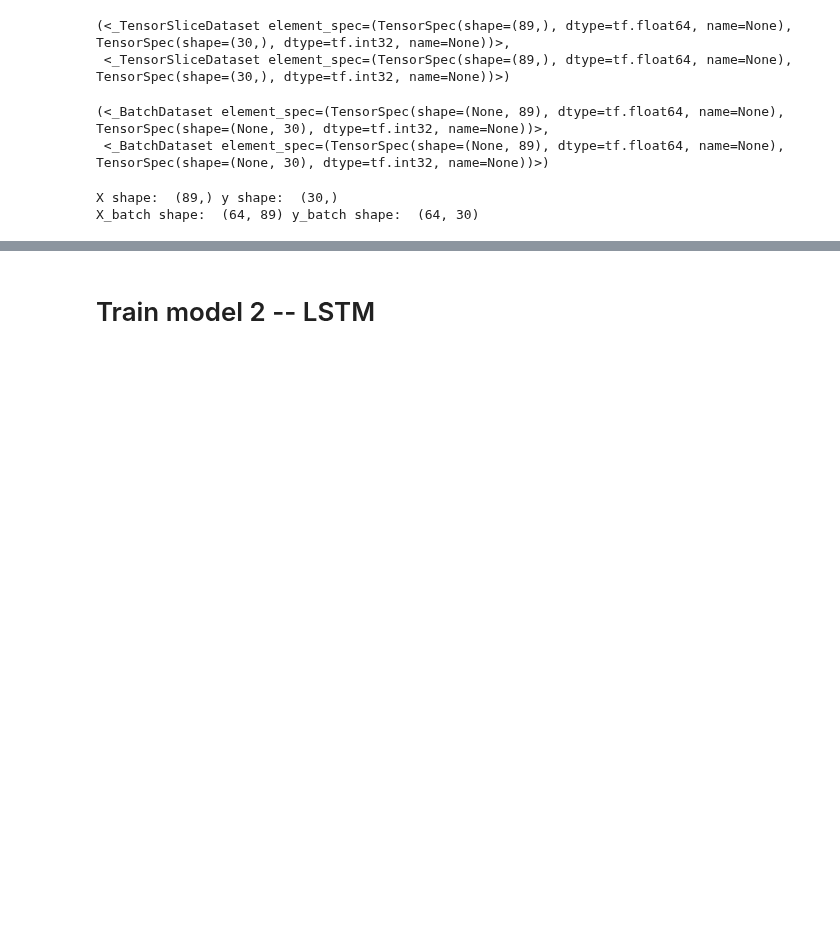
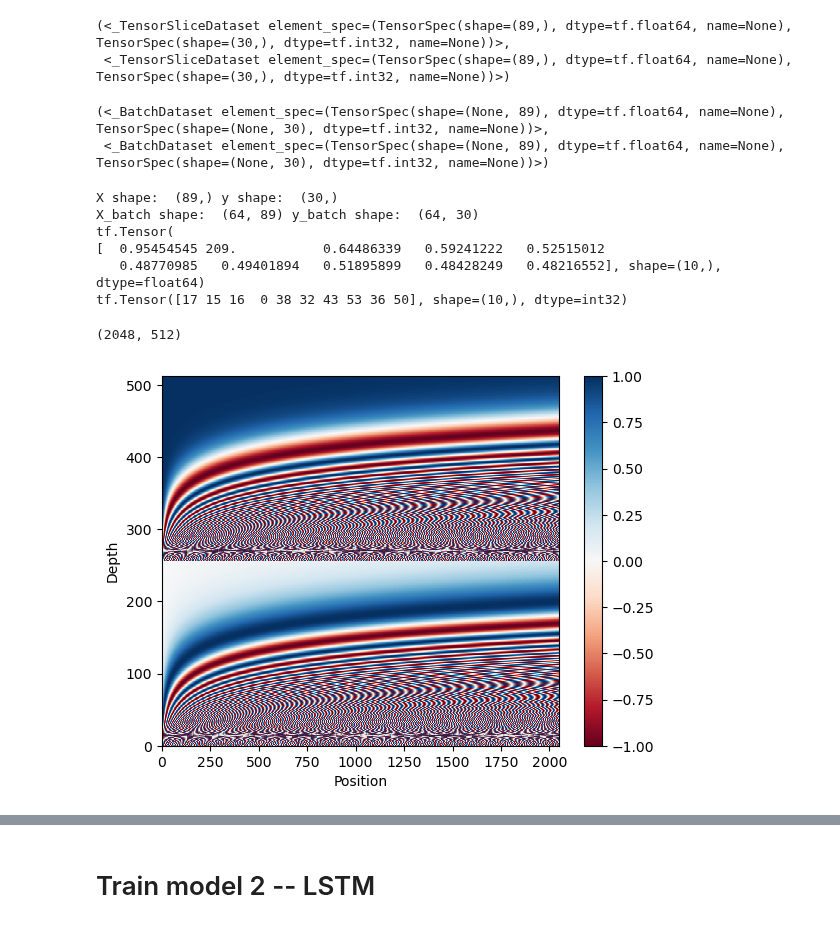
Before and after one commit to Nekoiii/Kaggle_notebook, a Jupyter notebook: sign-language-fingerspelling-recognition-2.ipynb, the cells around one changed output, grey strips where cells are left out. Drawn from its saved outputs; the diff is of its cells as text; code cells hidden in the pictures; blank space fills up the shorter version.

Commit message:
Building Transformer following https://www.tensorflow.org/text/tutorials/transformer#set_up_the_tokenizer  ,but bug

```diff
--- a/sign-language-fingerspelling-recognition-2.ipynb
+++ b/sign-language-fingerspelling-recognition-2.ipynb
@@ -527,9 +531,45 @@ for X, y in train_dataset.take(1):  # Take n samples
 #     print("X:", X.numpy())
 #     print("Y:", y.numpy())
 for X_batch, y_batch in train_batches.take(1):
-  print('X_batch shape: ',X_batch.shape,'y_batch shape: ',y_batch.shape)
+    print('X_batch shape: ',X_batch.shape,'y_batch shape: ',y_batch.shape)
 #   print("X:", X_batch)
 #   print("Y:", y_batch)
+    print(X_batch[0][:10])
+    print(y_batch[0][:10])
 # %% [output]
 X shape:  (89,) y shape:  (30,)
 X_batch shape:  (64, 89) y_batch shape:  (64, 30)
+tf.Tensor(
+[  0.95454545 209.           0.64486339   0.59241222   0.52515012
+   0.48770985   0.49401894   0.51895899   0.48428249   0.48216552], shape=(10,), dtype=float64)
+tf.Tensor([17 15 16  0 38 32 43 53 36 50], shape=(10,), dtype=int32)
+# %%
+def positional_encoding(length, depth):
+  depth = depth/2
+
+  positions = np.arange(length)[:, np.newaxis]     # (seq, 1)
+  depths = np.arange(depth)[np.newaxis, :]/depth   # (1, depth)
+
+  angle_rates = 1 / (10000**depths)         # (1, depth)
+  angle_rads = positions * angle_rates      # (pos, depth)
+
+  pos_encoding = np.concatenate(
+      [np.sin(angle_rads), np.cos(angle_rads)],
+      axis=-1)
+
+  return tf.cast(pos_encoding, dtype=tf.float32)
+# %%
+pos_encoding = positional_encoding(length=2048, depth=512)
+
+# Check the shape.
+print(pos_encoding.shape)
+
+# Plot the dimensions.
+plt.pcolormesh(pos_encoding.numpy().T, cmap='RdBu')
+plt.ylabel('Depth')
+plt.xlabel('Position')
+plt.colorbar()
+plt.show()
+# %% [output]
+(2048, 512)
+[figure, added]
```
Also changed, not shown: parts of 42 cells of this notebook.
